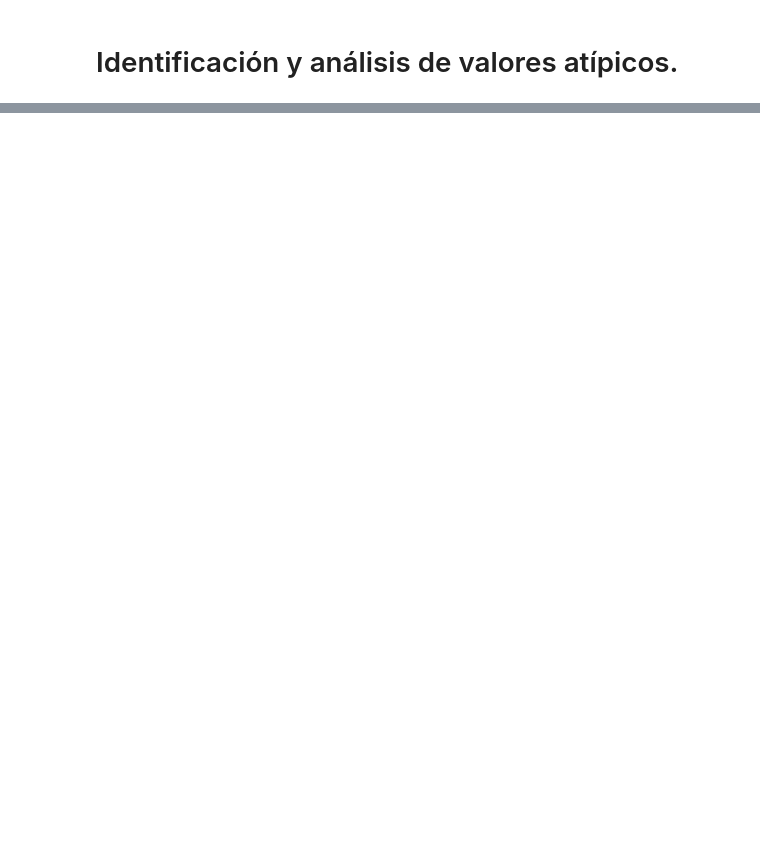
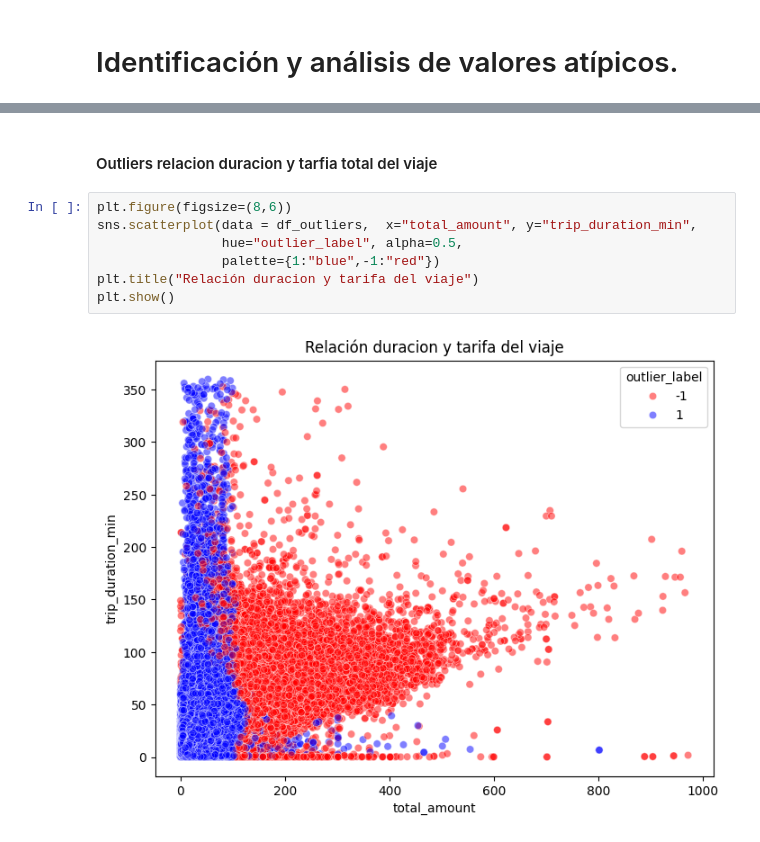
Before and after one commit to mmaddalena/TA047R-2C2025-GRUPO09, a Jupyter notebook: TP1/TA047R_TP1_GRUPO09_ENTREGA_EJ1.ipynb, the cells around one changed output, grey strips where cells are left out. Drawn from its saved outputs; the diff is of its cells as text; blank space fills up the shorter version.

```diff
--- a/TP1/TA047R_TP1_GRUPO09_ENTREGA_EJ1.ipynb
+++ b/TP1/TA047R_TP1_GRUPO09_ENTREGA_EJ1.ipynb
@@ -706,0 +779,11 @@ Mejor Decision: eliminar registros negativos o incoherentes; conservar outliers
+# %% [markdown]
+#### Outliers relacion duracion y tarfia total del viaje
+# %%
+plt.figure(figsize=(8,6))
+sns.scatterplot(data = df_outliers,  x="total_amount", y="trip_duration_min",
+                hue="outlier_label", alpha=0.5,
+                palette={1:"blue",-1:"red"})
+plt.title("Relación duracion y tarifa del viaje")
+plt.show()
+# %% [output]
+[figure, added]
```
Also changed, not shown: parts of 97 cells of this notebook, 1 other file.
